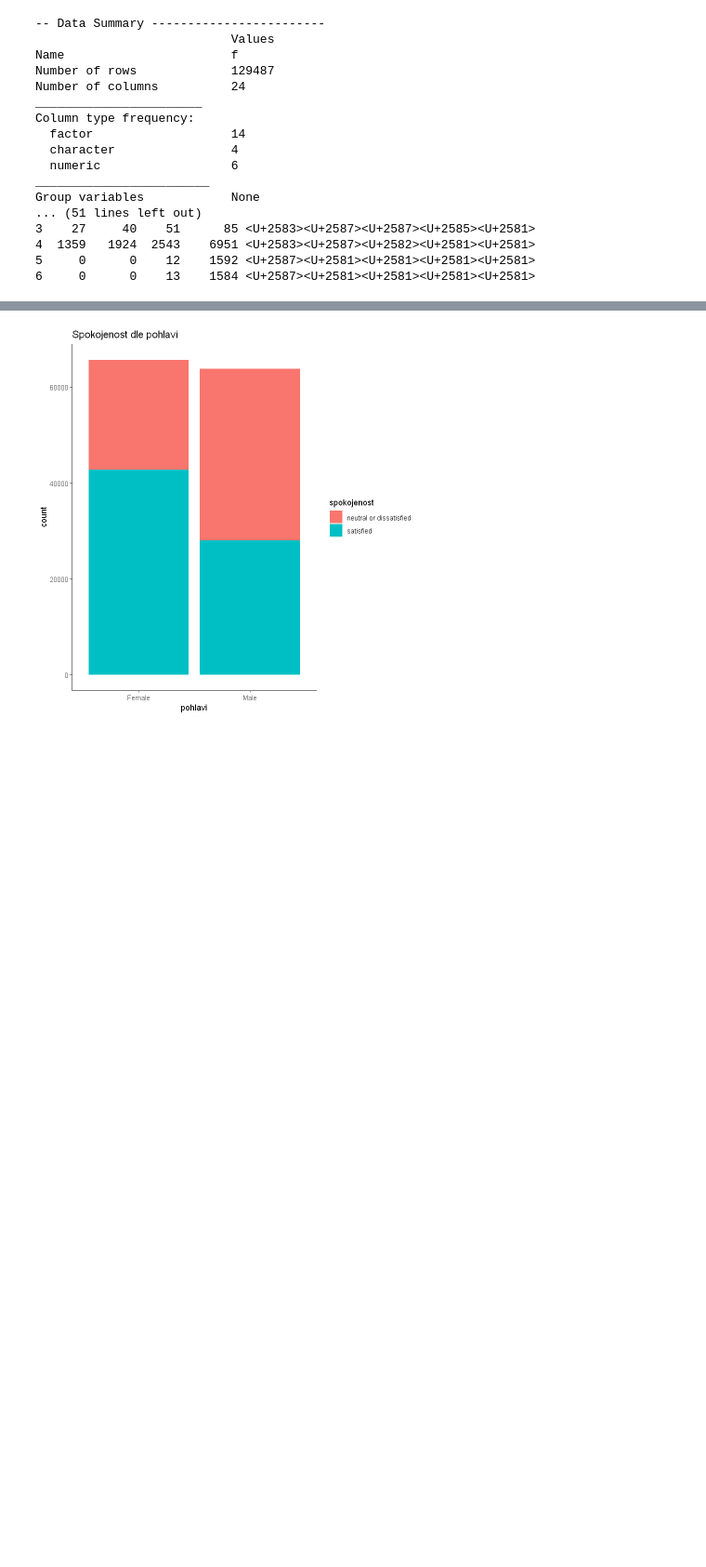
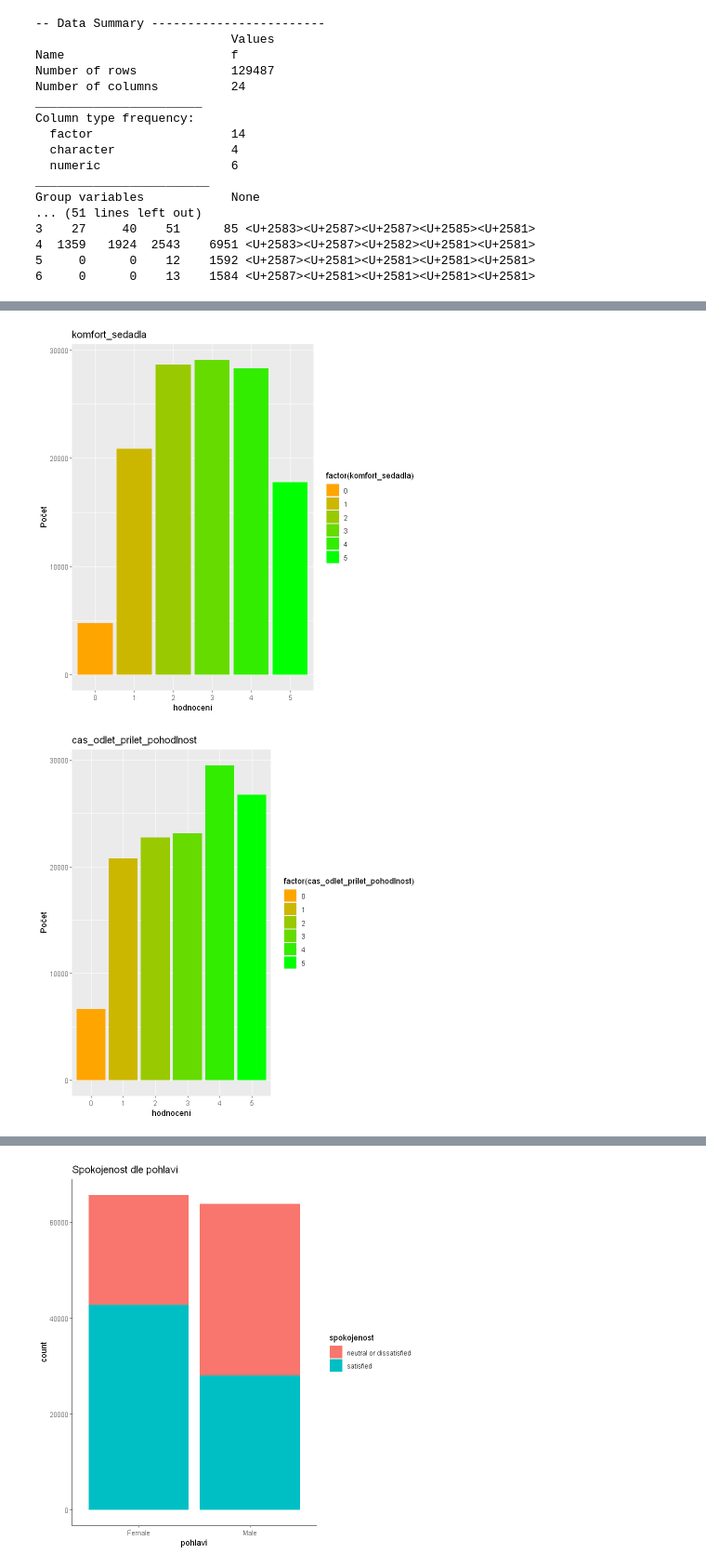
Before and after one commit to krekr7/projekt, a Jupyter notebook: Letecké_služby.ipynb, the cells around one changed output, grey strips where cells are left out. Shown: that part at 93% size. Saved outputs shown, nothing was run; the diff lists cells and outputs as text; code cells hidden in the pictures; blank space fills up the shorter version.

```diff
--- a/Letecké_služby.ipynb
+++ b/Letecké_služby.ipynb
@@ -168,0 +265,53 @@ Group variables            None
+# %%
+library(ggplot2)
+
+colors <- colorRampPalette(c("green", "orange"))(6)
+
+# Vykreslení sloupce "cas_odlet_prilet_pohodlnost
+ggplot(f, aes(x = komfort_sedadla, fill = factor(komfort_sedadla))) +
+  geom_bar() +
+  scale_fill_manual(values = rev(colors)) +
+  xlab("hodnocení") +
+  ylab("Počet") +
+  ggtitle("komfort_sedadla")
+
+ggplot(f, aes(x = cas_odlet_prilet_pohodlnost, fill = factor(cas_odlet_prilet_pohodlnost))) +
+  geom_bar() +
+  scale_fill_manual(values = rev(colors)) +
+  xlab("hodnocení") +
+  ylab("Počet") +
+  ggtitle("cas_odlet_prilet_pohodlnost")
+
+
+ggplot(f, aes(x = jidlo_a_piti, fill = factor(jidlo_a_piti))) +
+  geom_bar() +
+  scale_fill_manual(values = rev(colors)) +
+  xlab("hodnocení") +
+  ylab("Počet") +
+  ggtitle("jidlo_a_piti")
+
+
+ggplot(f, aes(x = poloha_gate, fill = factor(poloha_gate))) +
+  geom_bar() +
+  scale_fill_manual(values = rev(colors)) +
+  xlab("hodnocení") +
+  ylab("Počet") +
+  ggtitle("poloha_gate")
+
+ggplot(f, aes(x = wifi_na_palube, fill = factor(wifi_na_palube))) +
+  geom_bar() +
+  scale_fill_manual(values = rev(colors)) +
+  xlab("hodnocení") +
+  ylab("Počet") +
+  ggtitle("wifi_na_palube")
+
+
+ggplot(f, aes(x = zabava_na_palube, fill = factor(zabava_na_palube))) +
+  geom_bar() +
+  scale_fill_manual(values = rev(colors)) +
+  xlab("hodnocení") +
+  ylab("Počet") +
+  ggtitle("zabava_na_palube")
+# %% [output]
+[figure, added]
+[figure, added]
```
Also changed, not shown: parts of 63 cells of this notebook.
